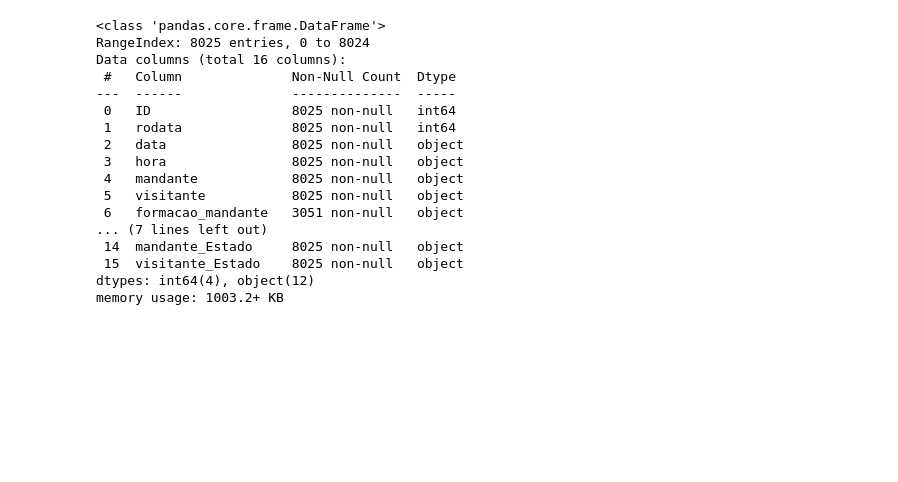
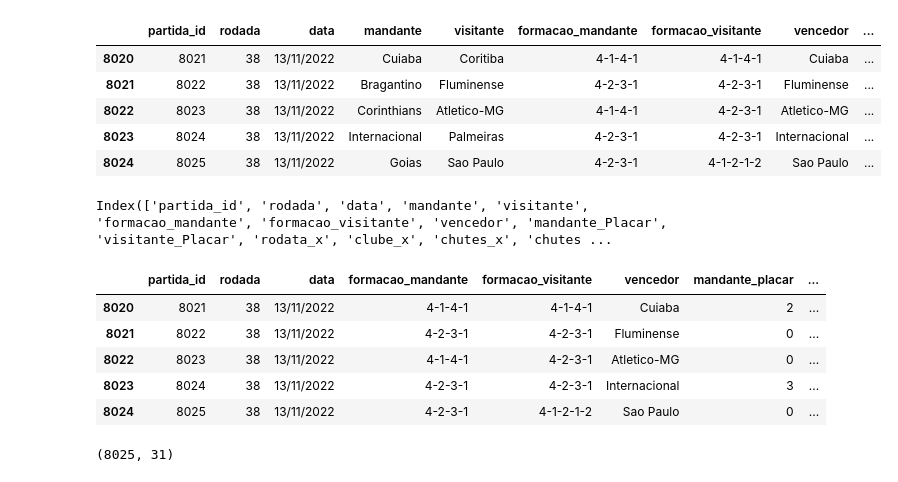
Before and after one commit to vbddinho/puc_minas_machine, a Jupyter notebook: plano4.ipynb, the cells around one changed output. Saved outputs shown, nothing was run; the diff lists cells and outputs as text; code cells hidden in the pictures; blank space fills up the shorter version.

```diff
--- a/plano4.ipynb
+++ b/plano4.ipynb
@@ -92,20 +54,9 @@ df_jogos = pd.read_csv('dados/campeonato-brasileiro-full.csv',sep=',',encoding =
 # %%
-df_jogos.info()
+df_jogos.tail()
 # %% [output]
-<class 'pandas.core.frame.DataFrame'>
-RangeIndex: 8025 entries, 0 to 8024
-Data columns (total 16 columns):
- #   Column              Non-Null Count  Dtype
----  ------              --------------  -----
- 0   ID                  8025 non-null   int64
- 1   rodata              8025 non-null   int64
- 2   data                8025 non-null   object
- 3   hora                8025 non-null   object
- 4   mandante            8025 non-null   object
- 5   visitante           8025 non-null   object
- 6   formacao_mandante   3051 non-null   object
-... (7 lines left out)
- 14  mandante_Estado     8025 non-null   object
- 15  visitante_Estado    8025 non-null   object
-dtypes: int64(4), object(12)
-memory usage: 1003.2+ KB
+|  | partida_id | rodada | data | mandante | visitante | formacao_mandante | formacao_visitante | vencedor | ... |
+| 8020 | 8021 | 38 | 13/11/2022 | Cuiaba | Coritiba | 4-1-4-1 | 4-1-4-1 | Cuiaba | ... |
+| 8021 | 8022 | 38 | 13/11/2022 | Bragantino | Fluminense | 4-2-3-1 | 4-2-3-1 | Fluminense | ... |
+| 8022 | 8023 | 38 | 13/11/2022 | Corinthians | Atletico-MG | 4-1-4-1 | 4-2-3-1 | Atletico-MG | ... |
+| 8023 | 8024 | 38 | 13/11/2022 | Internacional | Palmeiras | 4-2-3-1 | 4-2-3-1 | Internacional | ... |
+| 8024 | 8025 | 38 | 13/11/2022 | Goias | Sao Paulo | 4-2-3-1 | 4-1-2-1-2 | Sao Paulo | ... |
@@ -116,0 +67,4 @@ df = pd.merge(df_estatisticas,df_jogos,how='left',right_on='partida_id',left_on=
+# %%
+df_jogos.columns
+# %% [output]
+Index(['partida_id', 'rodada', 'data', 'mandante', 'visitante', 'formacao_mandante', 'formacao_visitante', 'vencedor', 'mandante_Placar', 'visitante_Placar', 'rodata_x', 'clube_x', 'chutes_x', 'chutes ...
@@ -116,0 +75,9 @@ df = pd.merge(df_estatisticas,df_jogos,how='left',right_on='partida_id',left_on=
+# %%
+df_jogos.tail()
+# %% [output]
+|  | partida_id | rodada | data | formacao_mandante | formacao_visitante | vencedor | mandante_placar | ... |
+| 8020 | 8021 | 38 | 13/11/2022 | 4-1-4-1 | 4-1-4-1 | Cuiaba | 2 | ... |
+| 8021 | 8022 | 38 | 13/11/2022 | 4-2-3-1 | 4-2-3-1 | Fluminense | 0 | ... |
+| 8022 | 8023 | 38 | 13/11/2022 | 4-1-4-1 | 4-2-3-1 | Atletico-MG | 0 | ... |
+| 8023 | 8024 | 38 | 13/11/2022 | 4-2-3-1 | 4-2-3-1 | Internacional | 3 | ... |
+| 8024 | 8025 | 38 | 13/11/2022 | 4-2-3-1 | 4-1-2-1-2 | Sao Paulo | 0 | ... |
@@ -116,0 +93,4 @@ df = pd.merge(df_estatisticas,df_jogos,how='left',right_on='partida_id',left_on=
+# %%
+df_jogos.shape
+# %% [output]
+(8025, 31)
```
Also changed, not shown: parts of 50 cells of this notebook.
